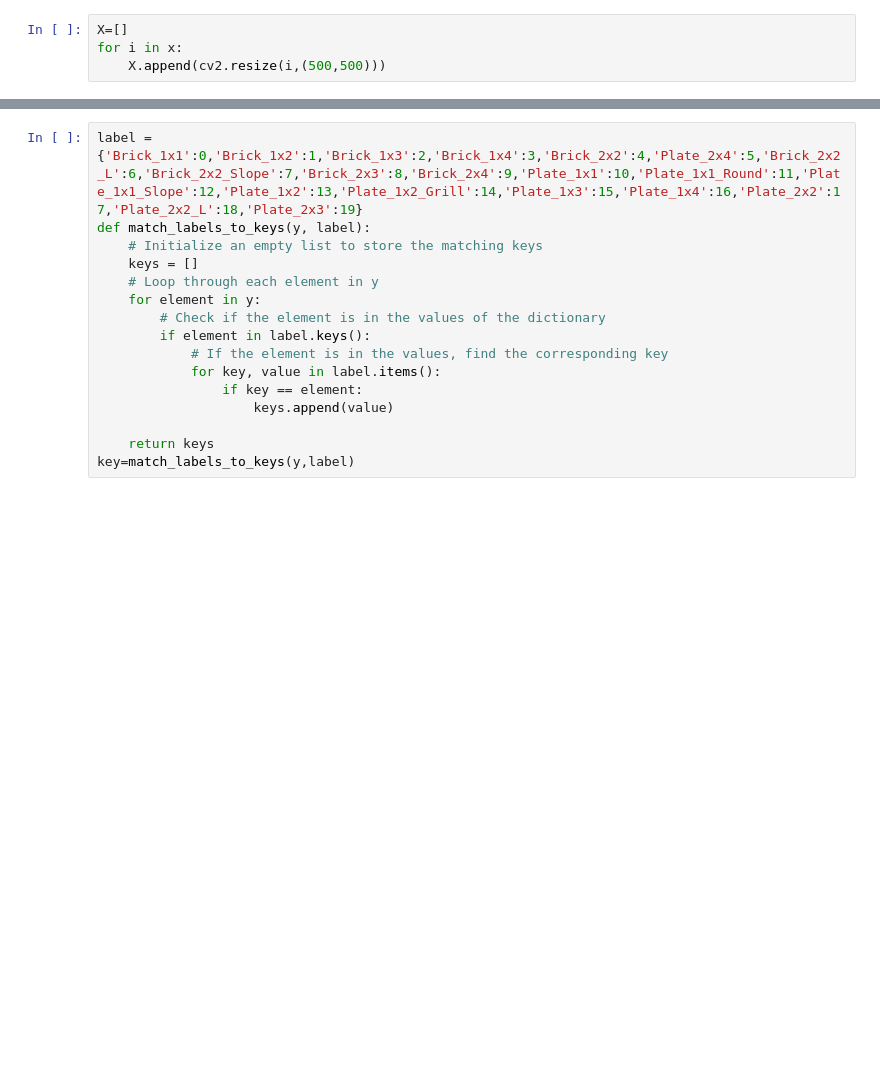
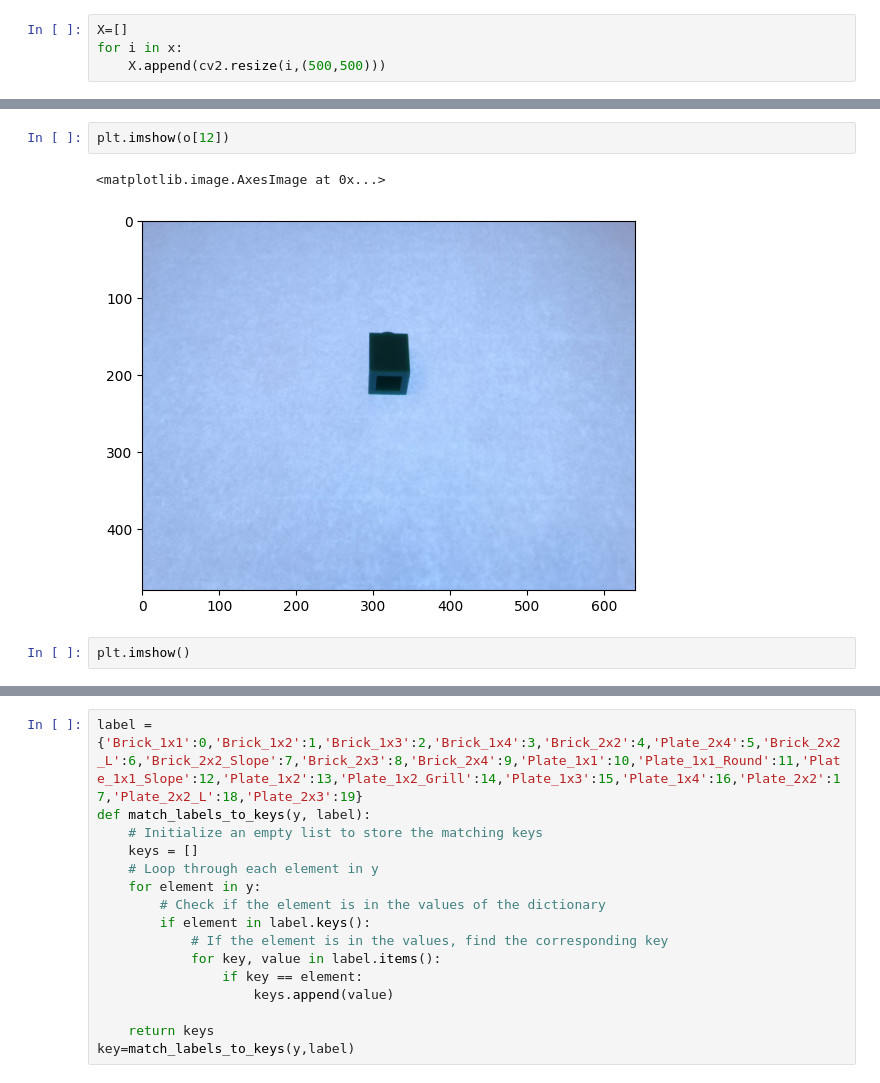
Before and after one commit to mustafa-droid18/Lego_Brick_Classification, a Jupyter notebook: ModelRandomClassifier.ipynb, the cells around one changed output, grey strips where cells are left out. Saved outputs shown, nothing was run; the diff lists cells and outputs as text; blank space fills up the shorter version.

```diff
--- a/ModelRandomClassifier.ipynb
+++ b/ModelRandomClassifier.ipynb
@@ -49,3 +55,10 @@ Brick_1x1
+# %%
+plt.imshow(o[12])
+# %% [output]
+<matplotlib.image.AxesImage at 0x...>
+[figure, added]
+# %%
+plt.imshow()
 # %%
 print(type(X))
 X=np.array(X)
```
Also changed, not shown: parts of 7 cells of this notebook.
